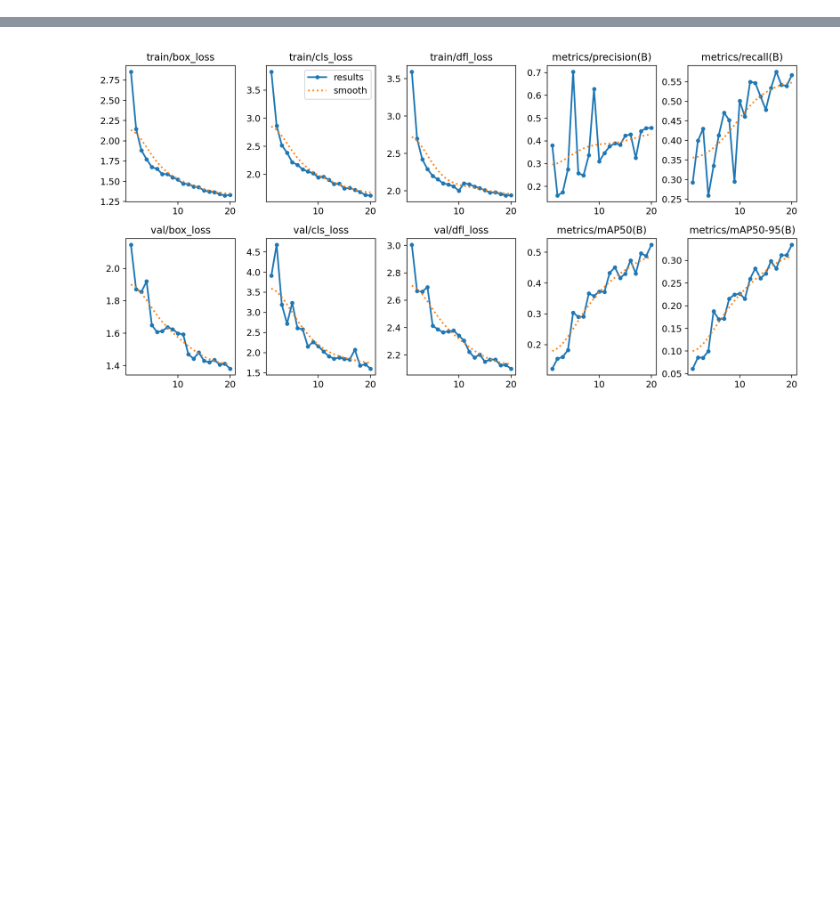
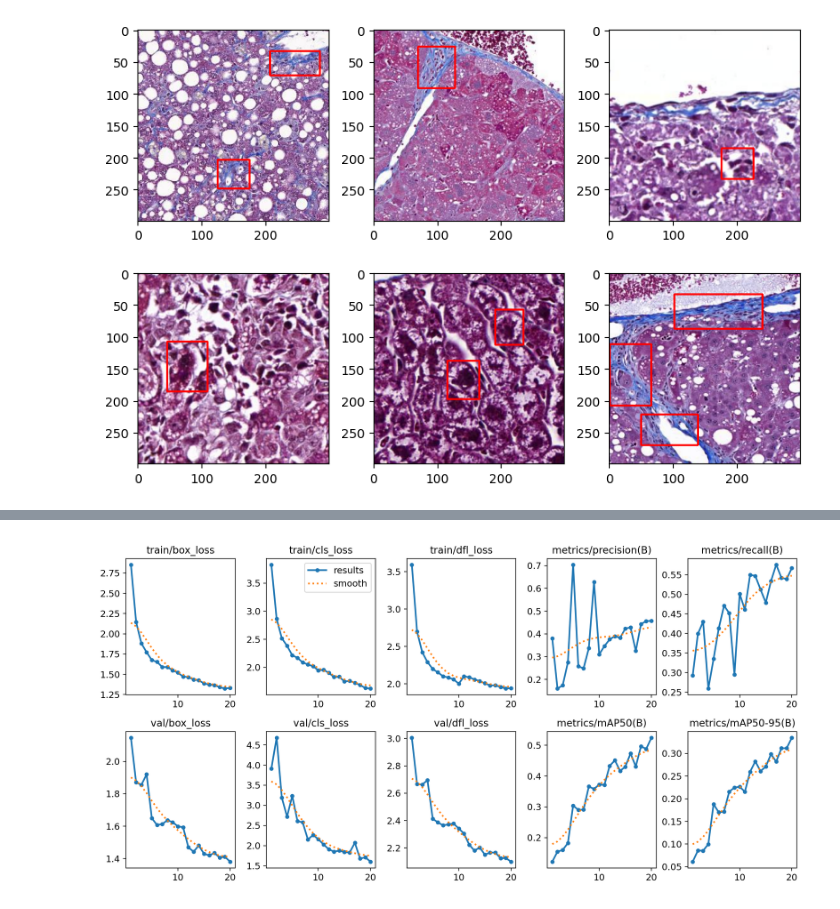
Before and after one commit to Alisoltan82/LiverDisease_Detection_YOLOv8, a Jupyter notebook: liverdisease.ipynb, the cells around one changed output, grey strips where cells are left out. Cells and saved outputs as stored; diff of their text form; code cells hidden in the pictures; blank space fills up the shorter version.

```diff
--- a/liverdisease.ipynb
+++ b/liverdisease.ipynb
@@ -51,3 +84,35 @@ Requirement already satisfied: MarkupSafe>=2.0 in /usr/local/lib/python3.10/dist
 Requirement already satisfied: mpmath>=0.19 in /usr/local/lib/python3.10/dist-packages (from sympy->torch>=1.8.0->ultralytics) (1.3.0)
 Installing collected packages: thop, ultralytics
 Successfully installed thop-0.1.1.post2209072238 ultralytics-8.0.228
+# %%
+# function to read bounding boxes on cv2 (from yolo format to x min , y min )
+def yolo2box(bboxes):
+  xmin , ymin = bboxes[0] - bboxes[2]/2 , bboxes[1] - bboxes[3]/2
+  xmax , ymax = bboxes[0] + bboxes[2]/2 , bboxes[1] + bboxes[3]/2
+
+  return xmin , ymin , xmax , ymax
+# %%
+#plotting bounding boxes to images
+
+def plot_box(image , bboxes , labels):
+  #image height & width
+  h, w , c = image.shape
+
+  for box_num, box in enumerate(bboxes):
+      x1 , y1 , x2 , y2 = yolo2box(box)
+
+      #denormalizing the coordinates to fit the w , h per each image
+      xmin = int(x1*w)
+      ymin = int(y1*h)
+      xmax = int(x2*w)
+      ymax = int(y2*h)
+
+      cv2.rectangle(
+          image,
+          (xmin , ymin) , (xmax , ymax),
+          color = (0,0,255),
+          thickness = 2
+      )
+
+
+  return image
@@ -54 +161,9 @@ Successfully installed thop-0.1.1.post2209072238 ultralytics-8.0.228
+# %%
+plot(
+    image_path= '/content/liver-disease-2/train/images',
+    label_path= '/content/liver-disease-2/train/labels',
+    num_samples= 6
+)
+# %% [output]
+[figure, added]
 # %%
```
Also changed, not shown: parts of 12 cells of this notebook.
